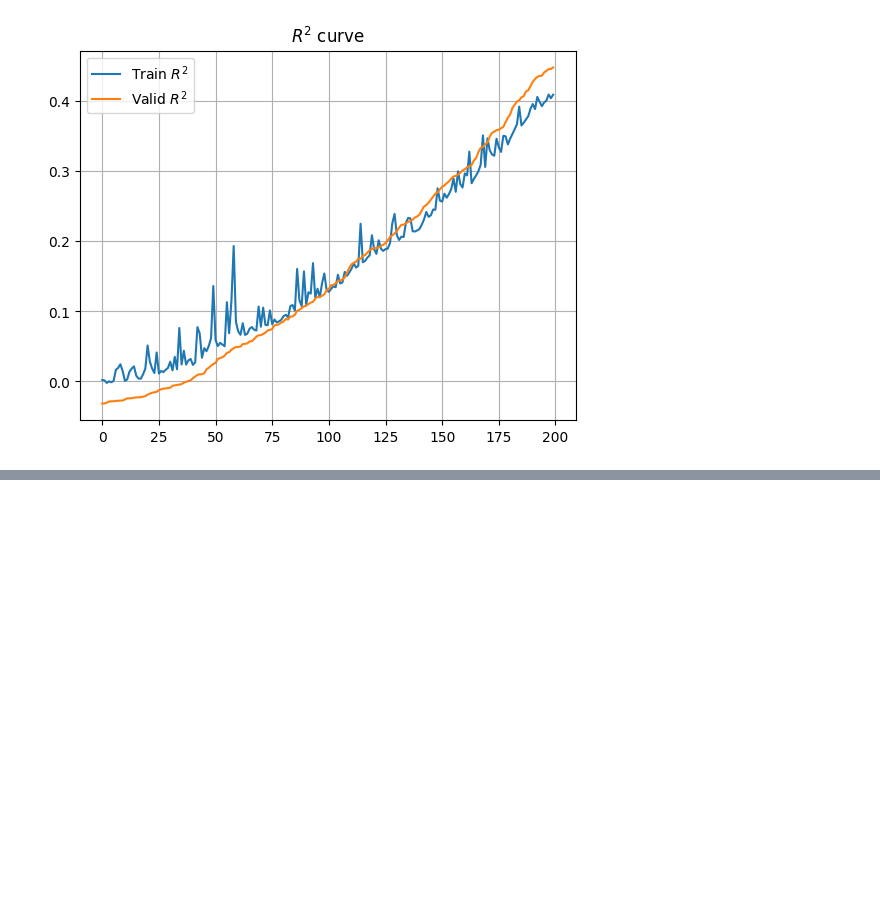
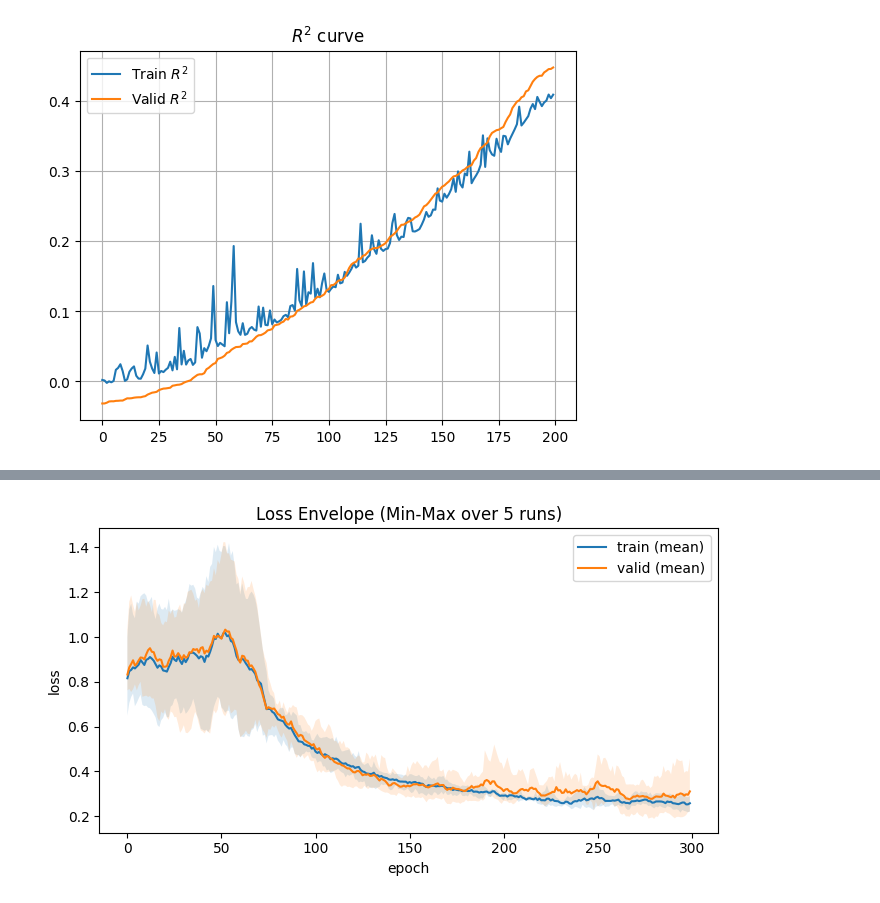
Before and after one commit to jlm429/pyperch, a Jupyter notebook: examples/SA_examples.ipynb, the cells around one changed output, grey strips where cells are left out. Cells and saved outputs as stored; diff of their text form; code cells hidden in the pictures; blank space fills up the shorter version.

Commit message:
docs(examples): move custom plots to SA_examples notebook

```diff
--- a/examples/SA_examples.ipynb
+++ b/examples/SA_examples.ipynb
@@ -193,0 +360,39 @@ plt.show()
+# %%
+# Min / max envelope (train + valid loss)
+
+plt.figure(figsize=(7, 4))
+
+# Train envelope
+plt.plot(
+    epochs,
+    train_loss.mean(axis=0),
+    label="train (mean)",
+)
+plt.fill_between(
+    epochs,
+    train_loss.min(axis=0),
+    train_loss.max(axis=0),
+    alpha=0.15,
+)
+
+# Validation envelope
+plt.plot(
+    epochs,
+    valid_loss.mean(axis=0),
+    label="valid (mean)",
+)
+plt.fill_between(
+    epochs,
+    valid_loss.min(axis=0),
+    valid_loss.max(axis=0),
+    alpha=0.15,
+)
+
+plt.xlabel("epoch")
+plt.ylabel("loss")
+plt.title("Loss Envelope (Min-Max over 5 runs)")
+plt.legend()
+plt.tight_layout()
+plt.show()
+# %% [output]
+[figure, added]
```
Also changed, not shown: parts of 5 cells of this notebook, 1 other file.
